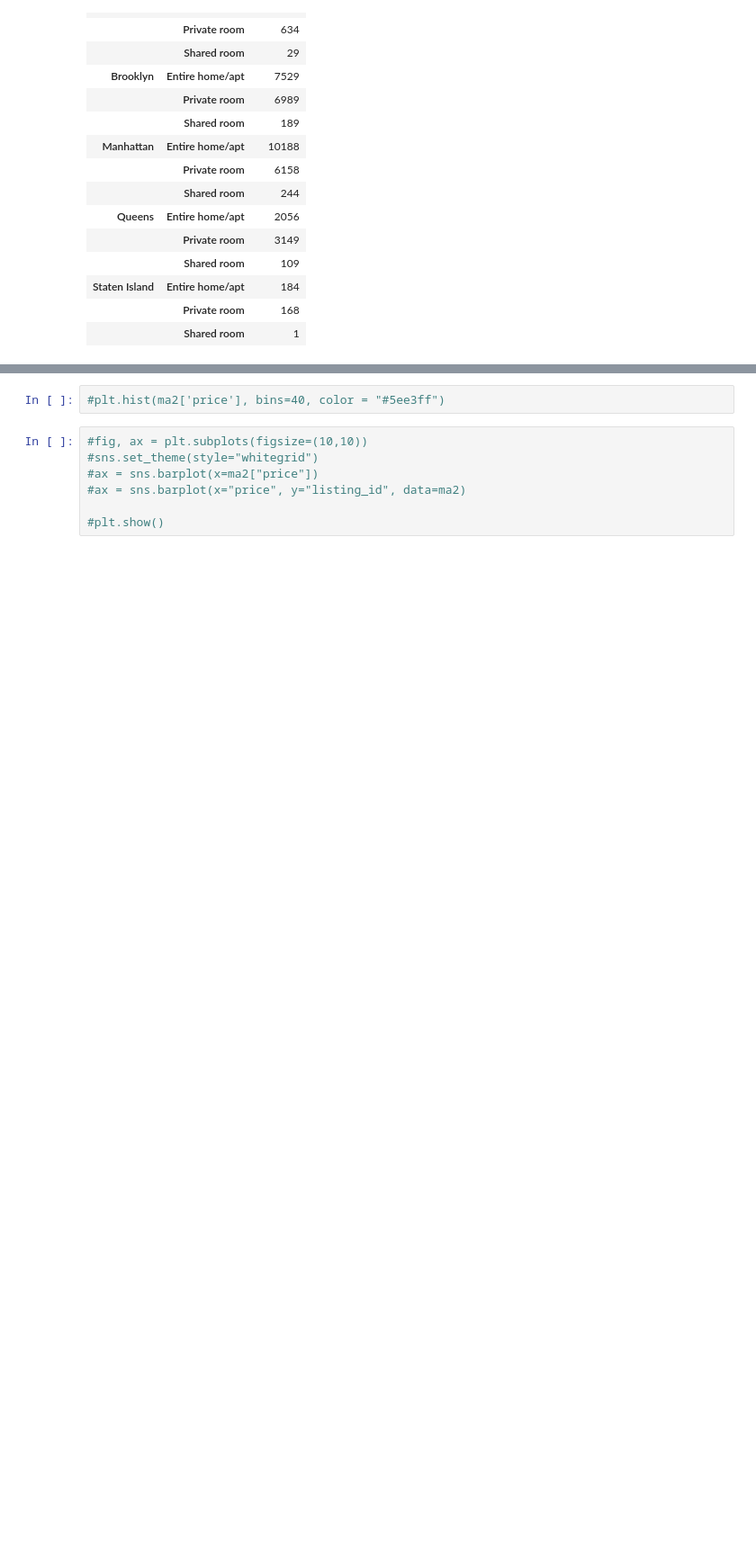
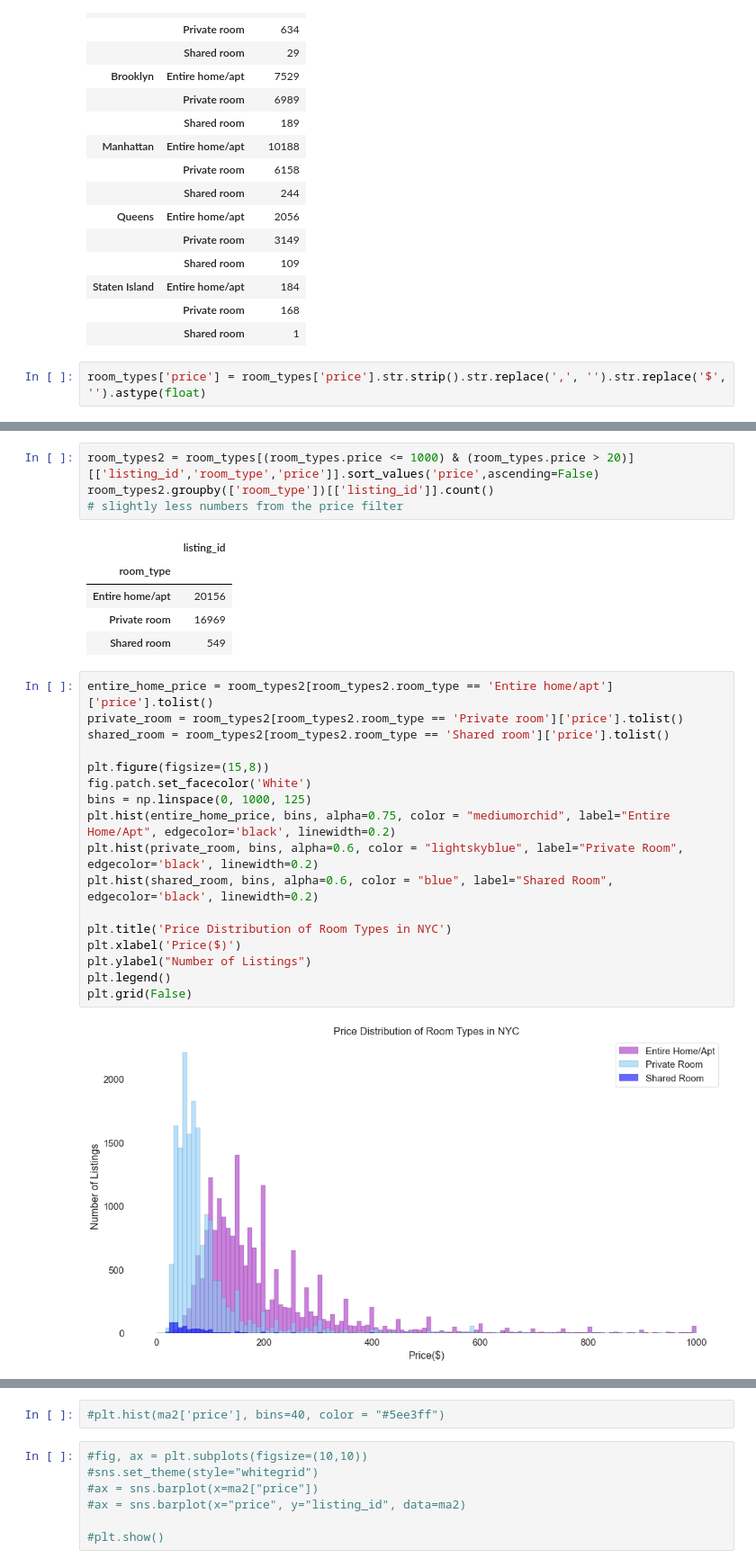
Before and after one commit to mb3005/NYC-Airbnbs, a Jupyter notebook: Python Project 1 - Airbnbs in NYC.ipynb, the cells around one changed output, grey strips where cells are left out. Shown at 90% size. Cells and saved outputs as stored; diff of their text form; blank space fills up the shorter version.

```diff
--- a/Python Project 1 - Airbnbs in NYC.ipynb
+++ b/Python Project 1 - Airbnbs in NYC.ipynb
@@ -483,3 +469,5 @@ room_types.groupby(['area','room_type'])[['listing_id']].count()
 | Staten Island | Entire home/apt | 184 |
 |  | Private room | 168 |
 |  | Shared room | 1 |
+# %%
+room_types['price'] = room_types['price'].str.strip().str.replace(',', '').str.replace('$', '').astype(float)
@@ -486 +480,30 @@ room_types.groupby(['area','room_type'])[['listing_id']].count()
+# %%
+room_types2 = room_types[(room_types.price <= 1000) & (room_types.price > 20)][['listing_id','room_type','price']].sort_values('price',ascending=False)
+room_types2.groupby(['room_type'])[['listing_id']].count()
+# slightly less numbers from the price filter
+# %% [output]
+|  | listing_id |
+| room_type |  |
+| Entire home/apt | 20156 |
+| Private room | 16969 |
+| Shared room | 549 |
+# %%
+entire_home_price = room_types2[room_types2.room_type == 'Entire home/apt']['price'].tolist()
+private_room = room_types2[room_types2.room_type == 'Private room']['price'].tolist()
+shared_room = room_types2[room_types2.room_type == 'Shared room']['price'].tolist()
+
+plt.figure(figsize=(15,8))
+fig.patch.set_facecolor('White')
+bins = np.linspace(0, 1000, 125)
+plt.hist(entire_home_price, bins, alpha=0.75, color = "mediumorchid", label="Entire Home/Apt", edgecolor='black', linewidth=0.2)
+plt.hist(private_room, bins, alpha=0.6, color = "lightskyblue", label="Private Room", edgecolor='black', linewidth=0.2)
+plt.hist(shared_room, bins, alpha=0.6, color = "blue", label="Shared Room", edgecolor='black', linewidth=0.2)
+
+plt.title('Price Distribution of Room Types in NYC')
+plt.xlabel('Price($)')
+plt.ylabel("Number of Listings")
+plt.legend()
+plt.grid(False)
+# %% [output]
+[figure, added]
 # %%
```
Also changed, not shown: parts of 21 cells of this notebook, 3 other files.
